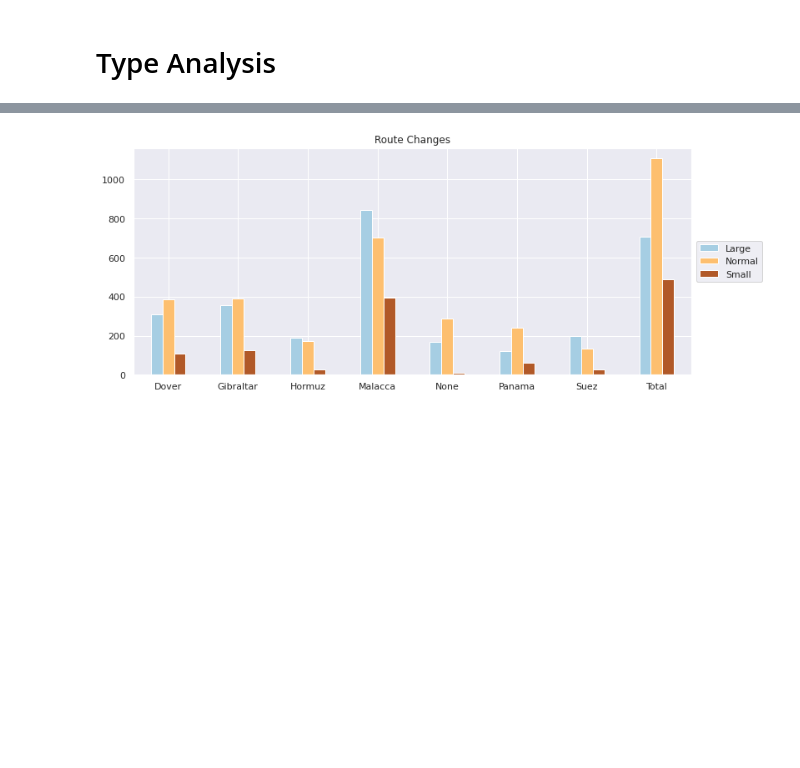
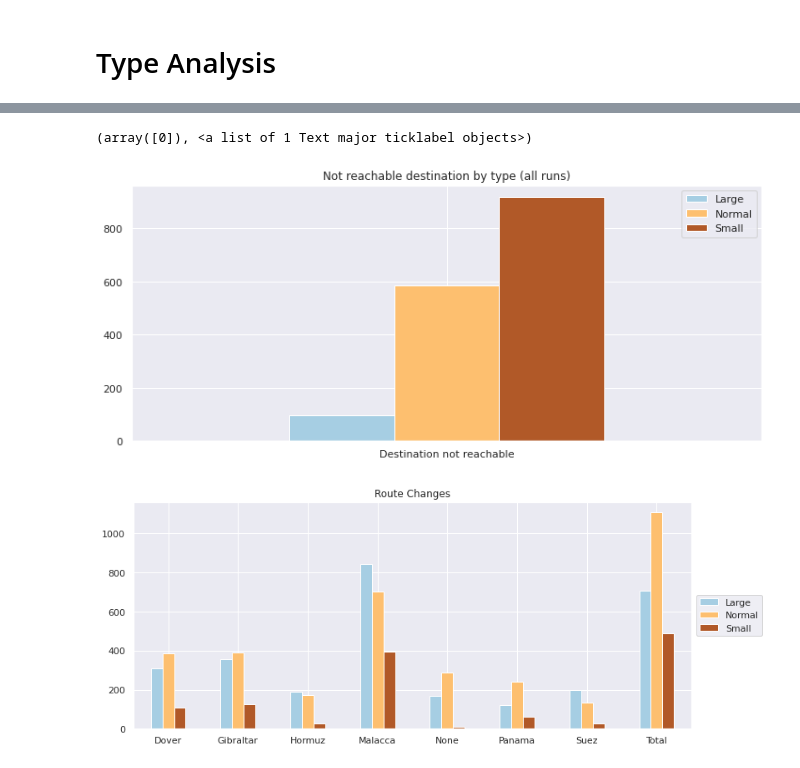
Before and after one commit to jvschlierf/Networks-ships-reroutes, a Jupyter notebook: analysis_eleonora.ipynb, the cells around one changed output, grey strips where cells are left out. Cells and saved outputs as stored; diff of their text form; code cells hidden in the pictures; blank space fills up the shorter version.

```diff
--- a/analysis_eleonora.ipynb
+++ b/analysis_eleonora.ipynb
@@ -144,3 +170,10 @@ for i in range(k):
+# %%
+types_df.groupby(level = 1).sum().loc[['Destination not reachable']].plot(kind = "bar", figsize = (12,5), colormap = 'Paired')
+plt.title("Not reachable destination by type (all runs)")
+plt.xticks(rotation = 0)
+# %% [output]
+(array([0]), <a list of 1 Text major ticklabel objects>)
+[figure, added]
 # %%
 success=pd.DataFrame()
 changes=pd.DataFrame()
```
Also changed, not shown: parts of 6 cells of this notebook.
